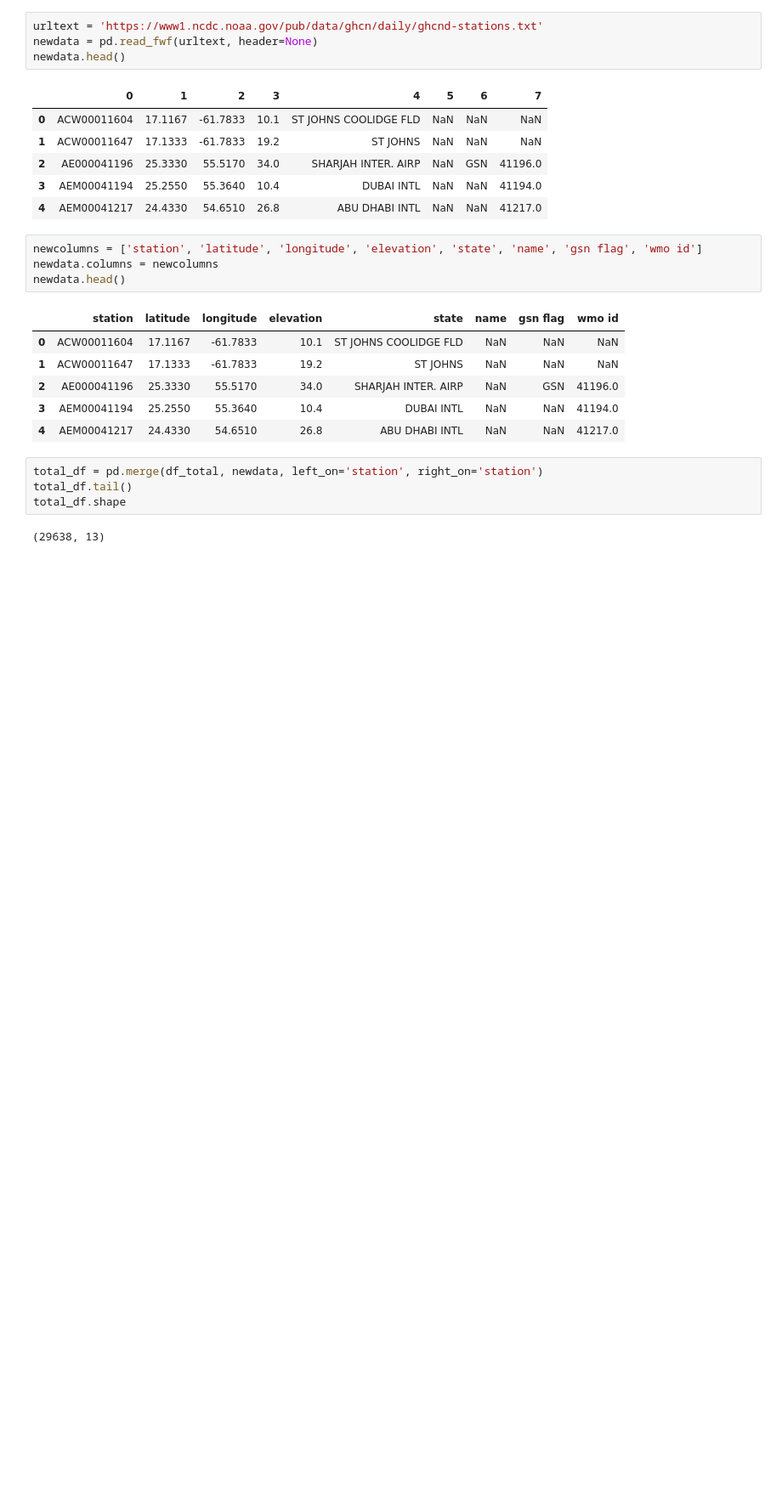
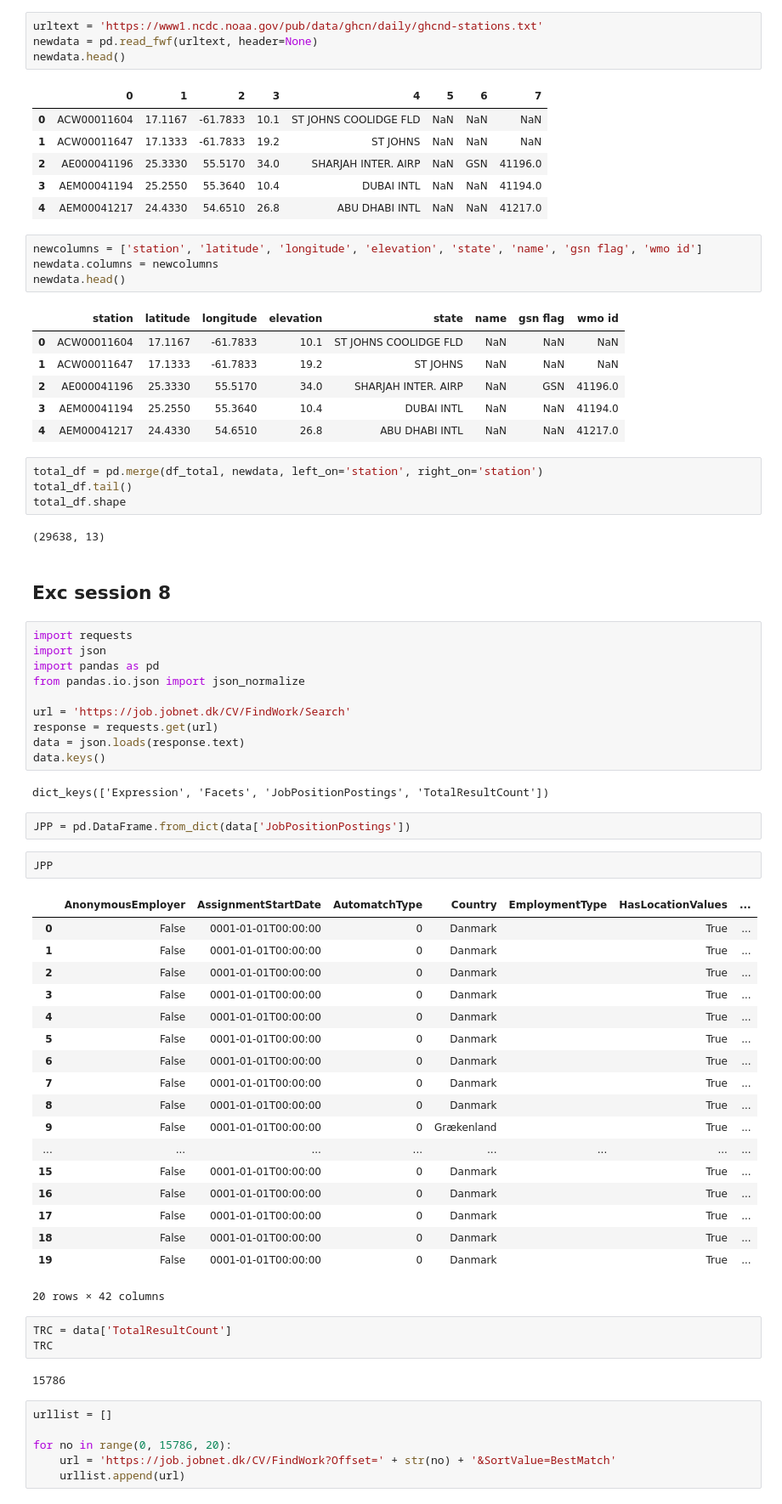
Before and after one commit to jansenjoost/SDS, a Jupyter notebook: Exc day 4.ipynb, the cells around one changed output. Shown at 85% size. Cells and saved outputs as stored; diff of their text form; blank space fills up the shorter version.

```diff
--- a/Exc day 4.ipynb
+++ b/Exc day 4.ipynb
@@ -109,3 +109,51 @@ total_df.tail()
 total_df.shape
 # %% [output]
 (29638, 13)
+# %% [markdown]
+## Exc session 8
+# %%
+import requests
+import json
+import pandas as pd
+from pandas.io.json import json_normalize
+
+url = 'https://job.jobnet.dk/CV/FindWork/Search'
+response = requests.get(url)
+data = json.loads(response.text)
+data.keys()
+# %% [output]
+dict_keys(['Expression', 'Facets', 'JobPositionPostings', 'TotalResultCount'])
+# %%
+JPP = pd.DataFrame.from_dict(data['JobPositionPostings'])
+# %%
+JPP
+# %% [output]
+|  | AnonymousEmployer | AssignmentStartDate | AutomatchType | Country | EmploymentType | HasLocationValues | ... |
+| 0 | False | 0001-01-01T00:00:00 | 0 | Danmark |  | True | ... |
+| 1 | False | 0001-01-01T00:00:00 | 0 | Danmark |  | True | ... |
+| 2 | False | 0001-01-01T00:00:00 | 0 | Danmark |  | True | ... |
+| 3 | False | 0001-01-01T00:00:00 | 0 | Danmark |  | True | ... |
+| 4 | False | 0001-01-01T00:00:00 | 0 | Danmark |  | True | ... |
+| 5 | False | 0001-01-01T00:00:00 | 0 | Danmark |  | True | ... |
+| 6 | False | 0001-01-01T00:00:00 | 0 | Danmark |  | True | ... |
+| 7 | False | 0001-01-01T00:00:00 | 0 | Danmark |  | True | ... |
+| 8 | False | 0001-01-01T00:00:00 | 0 | Danmark |  | True | ... |
+| 9 | False | 0001-01-01T00:00:00 | 0 | Grækenland |  | True | ... |
+| ... | ... | ... | ... | ... | ... | ... | ... |
+| 15 | False | 0001-01-01T00:00:00 | 0 | Danmark |  | True | ... |
+| 16 | False | 0001-01-01T00:00:00 | 0 | Danmark |  | True | ... |
+| 17 | False | 0001-01-01T00:00:00 | 0 | Danmark |  | True | ... |
+| 18 | False | 0001-01-01T00:00:00 | 0 | Danmark |  | True | ... |
+| 19 | False | 0001-01-01T00:00:00 | 0 | Danmark |  | True | ... |
+20 rows × 42 columns
+# %%
+TRC = data['TotalResultCount']
+TRC
+# %% [output]
+15786
+# %%
+urllist = []
+
+for no in range(0, 15786, 20):
+    url = 'https://job.jobnet.dk/CV/FindWork?Offset=' + str(no) + '&SortValue=BestMatch'
+    urllist.append(url)
```
Also changed, not shown: parts of 5 cells of this notebook, 1 other file.
